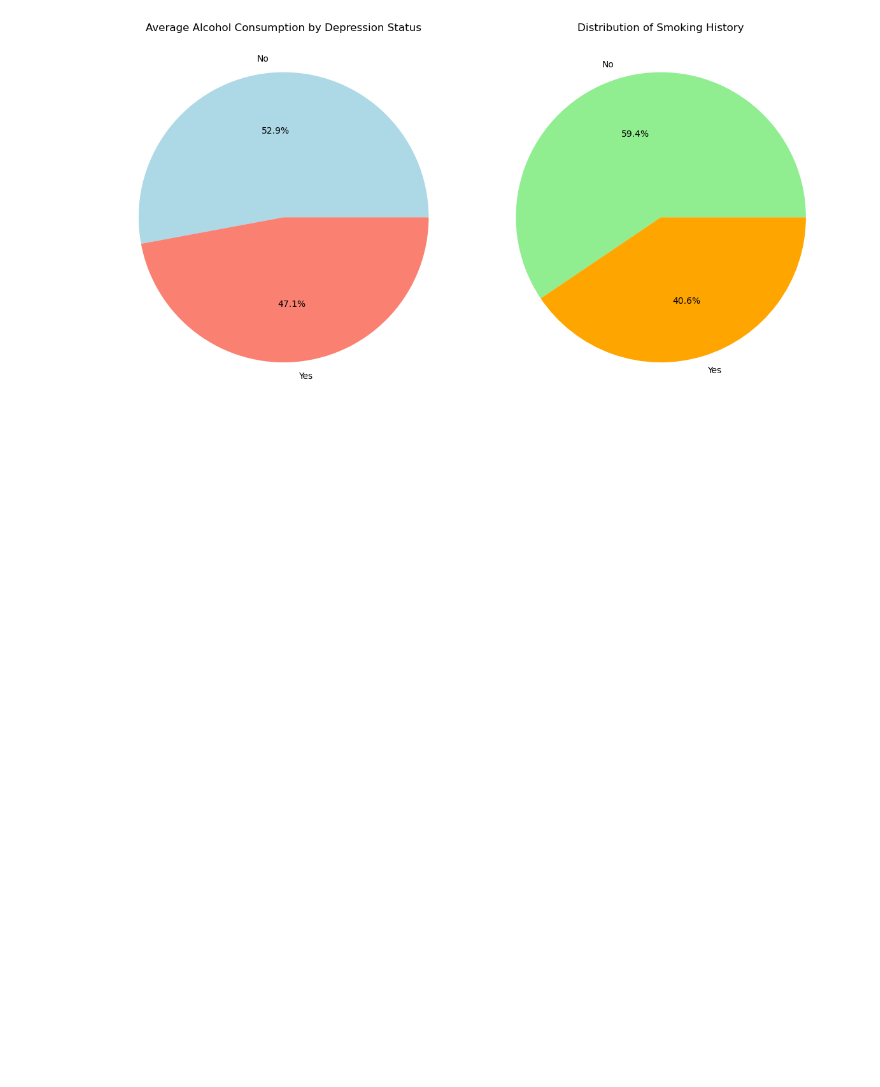
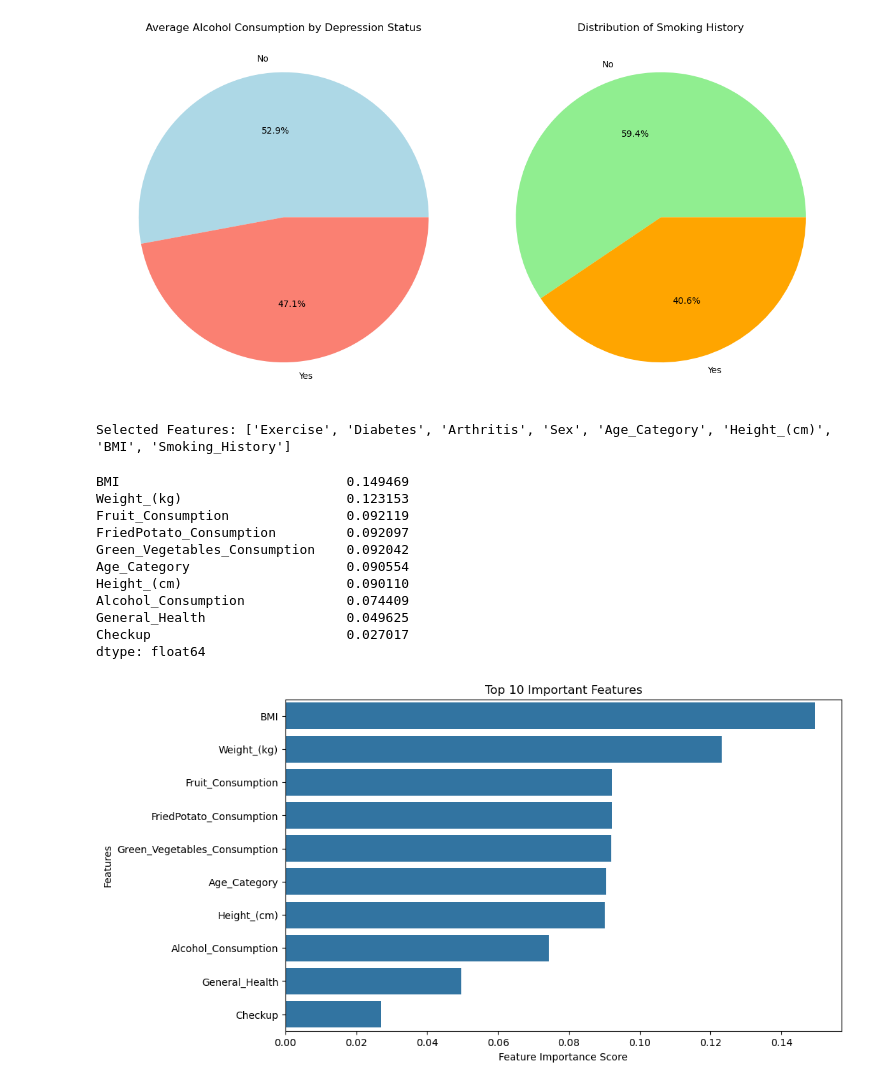
Before and after one commit to hornstarz/Project-4---Machine-Learning, a Jupyter notebook: Project 4 code.ipynb, the cells around one changed output. Cells and saved outputs as stored; diff of their text form; code cells hidden in the pictures; blank space fills up the shorter version.

```diff
--- a/Project 4 code.ipynb
+++ b/Project 4 code.ipynb
@@ -275,3 +278,59 @@ plt.tight_layout()
 plt.show()
 # %% [output]
 [figure]
+# %%
+# Amadou code here
+# Define target column (update 'target_column' to match your dataset)
+target_column = "Depression"  # Example: 'price', 'label', 'species', etc.
+
+# Separate features (X) and target (y)
+X = data.drop(columns=[target_column])  # Drop target column to get features
+y = data[target_column]  # Target variable
+
+
+categorical_cols = X.select_dtypes(include=['object']).columns
+for col in categorical_cols:
+    X[col] = LabelEncoder().fit_transform(X[col])
+
+
+# Select top 2 features
+selector = SelectKBest(score_func=f_classif, k=8)
+X_new = selector.fit_transform(X, y)
+
+# Get selected feature names+
+selected_features = X.columns[selector.get_support()]
+print("Selected Features:", selected_features.tolist())
+# %% [output]
+Selected Features: ['Exercise', 'Diabetes', 'Arthritis', 'Sex', 'Age_Category', 'Height_(cm)', 'BMI', 'Smoking_History']
+# %%
+# Train Random Forest model
+model = RandomForestClassifier(n_estimators=100, random_state=42)
+model.fit(X, y)
+
+# Get feature importances
+importances = pd.Series(model.feature_importances_, index=X.columns)
+importances = importances.sort_values(ascending=False)
+
+# Display important features
+print(importances.head(10))
+
+# Plot feature importances
+plt.figure(figsize=(10, 6))
+sns.barplot(x=importances[:10], y=importances.index[:10])
+plt.xlabel("Feature Importance Score")
+plt.ylabel("Features")
+plt.title("Top 10 Important Features")
+plt.show()
+# %% [output]
+BMI                             0.149469
+Weight_(kg)                     0.123153
+Fruit_Consumption               0.092119
+FriedPotato_Consumption         0.092097
+Green_Vegetables_Consumption    0.092042
+Age_Category                    0.090554
+Height_(cm)                     0.090110
+Alcohol_Consumption             0.074409
+General_Health                  0.049625
+Checkup                         0.027017
+dtype: float64
+[figure, added]
```
Also changed, not shown: parts of 1 cell of this notebook.
